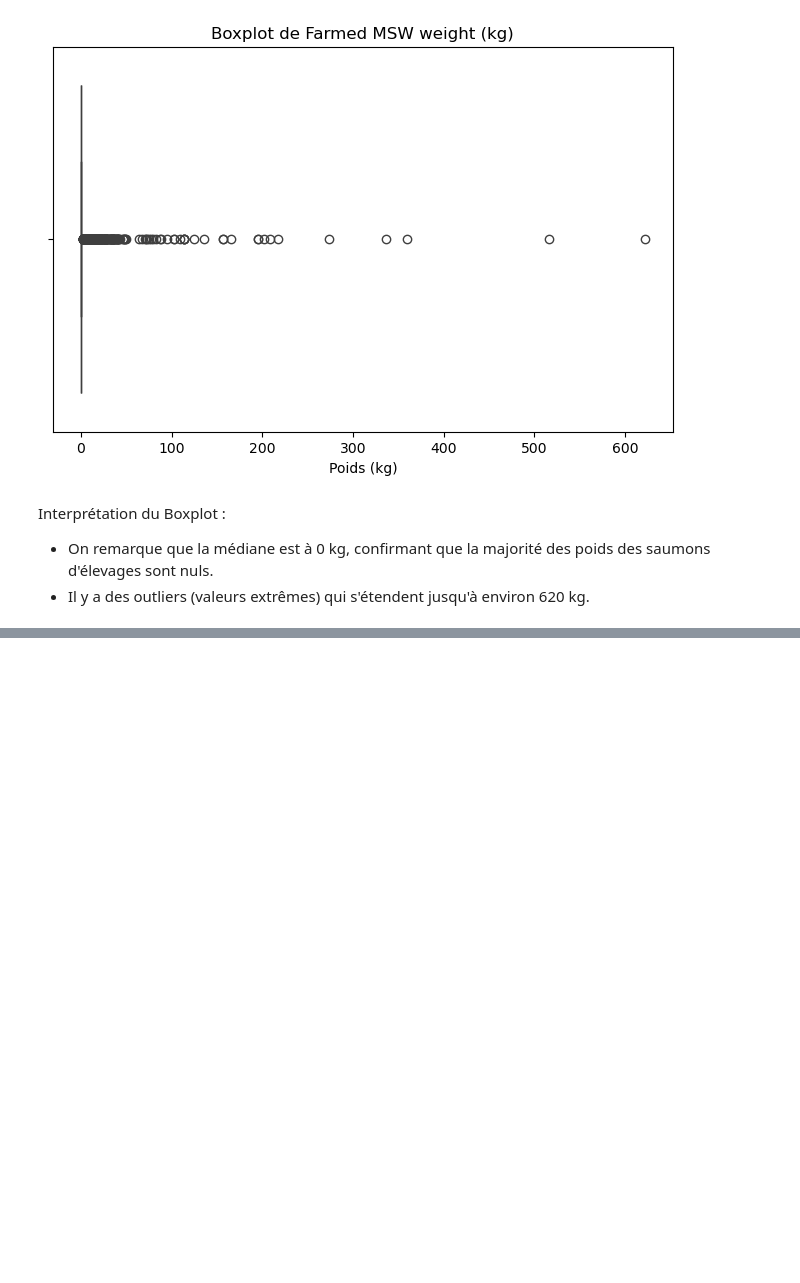
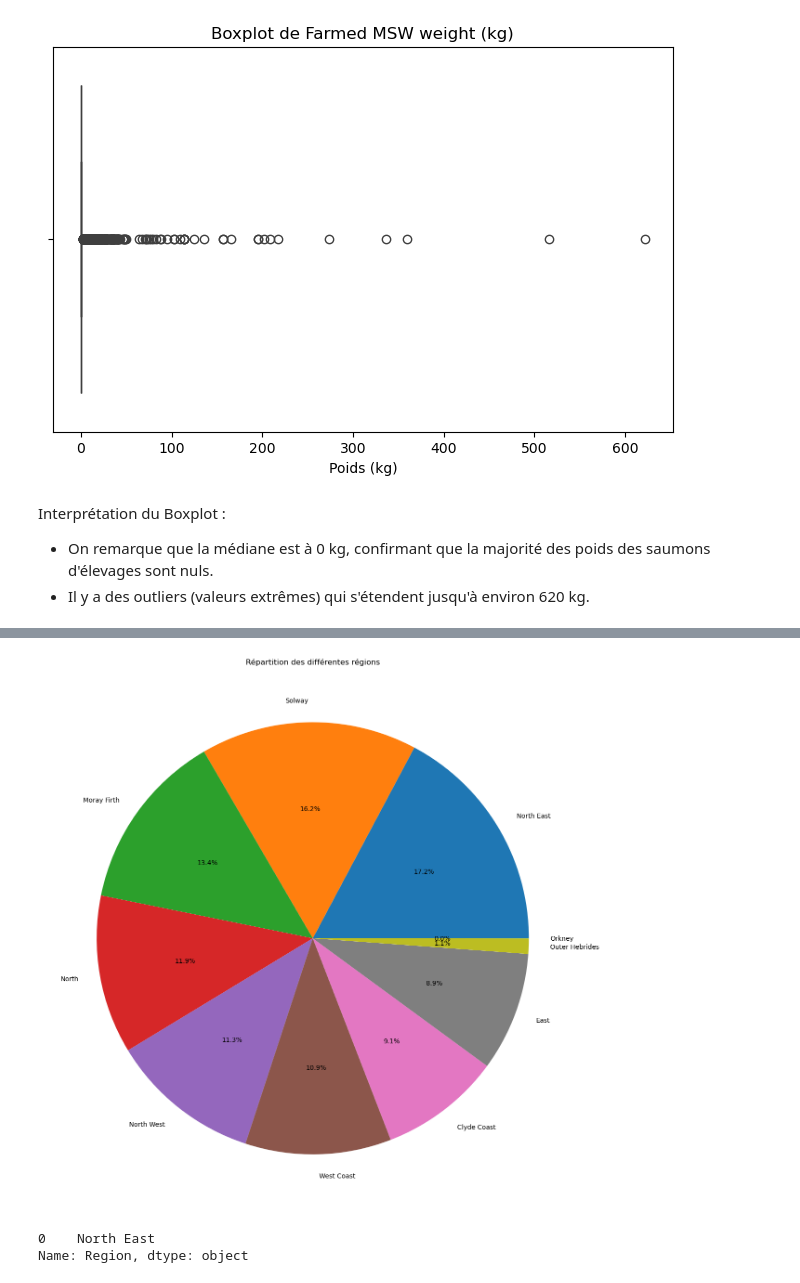
Before and after one commit to F1golfin/projet_stat, a Jupyter notebook: Etude_statistique_Saumons.ipynb, the cells around one changed output, grey strips where cells are left out. Saved outputs shown, nothing was run; the diff lists cells and outputs as text; code cells hidden in the pictures; blank space fills up the shorter version.

```diff
--- a/Etude_statistique_Saumons.ipynb
+++ b/Etude_statistique_Saumons.ipynb
@@ -372,0 +516,14 @@ Interprétation du Boxplot :
+# %%
+# Affichage d'un diagramme circulaire
+saumons["Region"].value_counts().plot.pie(autopct="%1.1f%%", figsize=(15, 20))
+plt.title("Répartition des différentes régions")
+plt.ylabel("")
+plt.show()
+# %% [output]
+[figure, added]
+# %%
+# Calcul du mode
+saumons["Region"].mode()
+# %% [output]
+0    North East
+Name: Region, dtype: object
```
Also changed, not shown: parts of 21 cells of this notebook.
